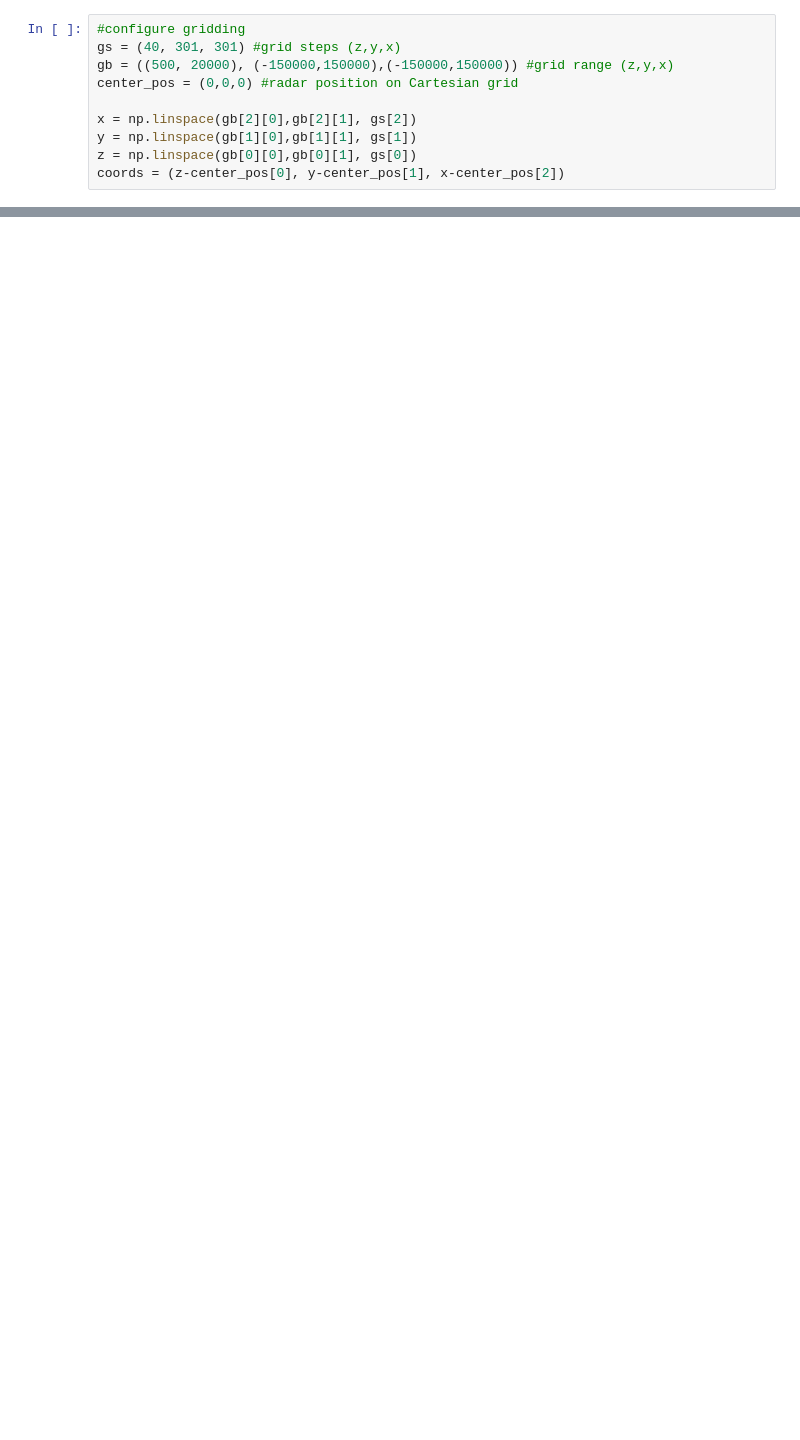
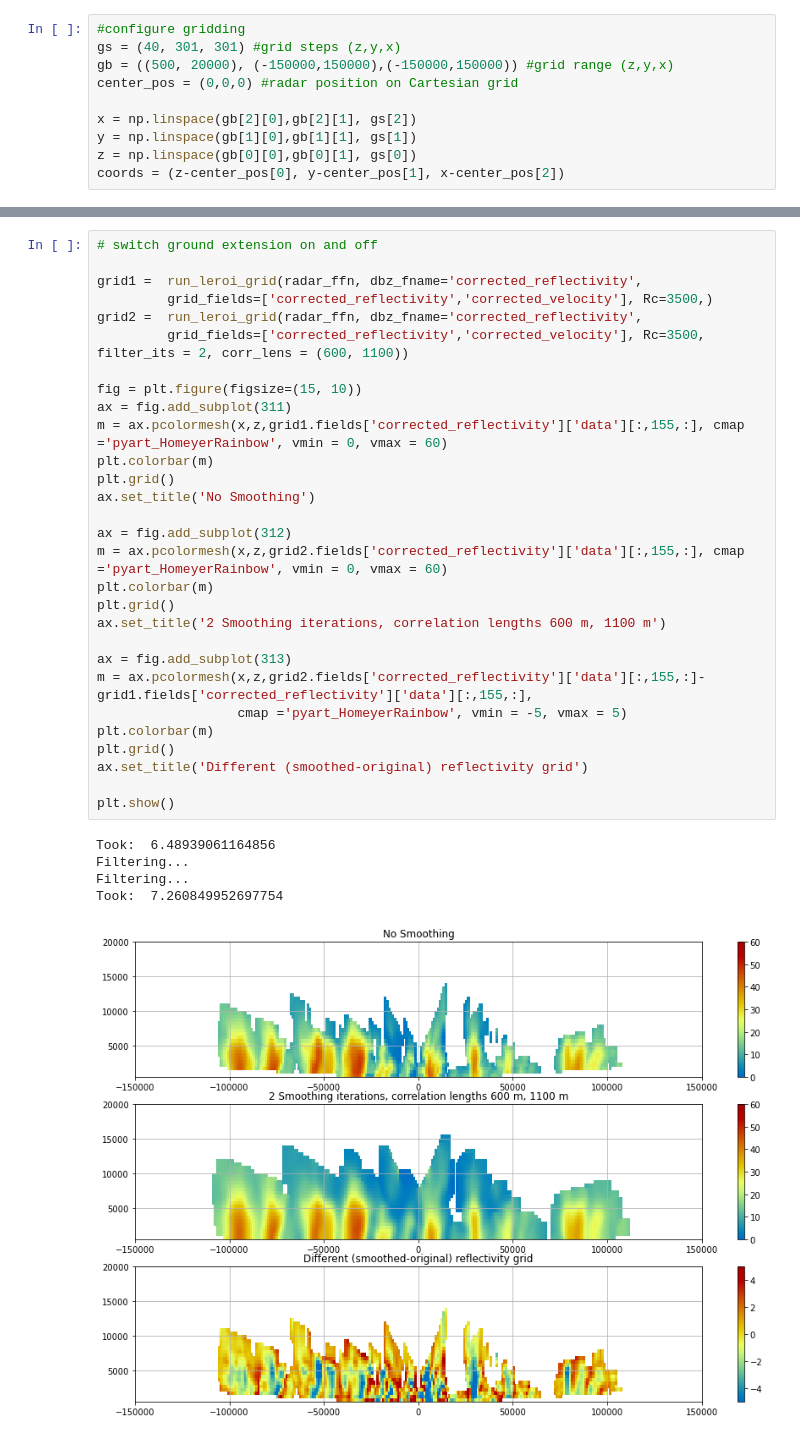
Before and after one commit to jordanbrook/leroi, a Jupyter notebook: notebook/leroi_demonstration.ipynb, the cells around one changed output, grey strips where cells are left out. Cells and saved outputs as stored; diff of their text form; blank space fills up the shorter version.

```diff
--- a/notebook/leroi_demonstration.ipynb
+++ b/notebook/leroi_demonstration.ipynb
@@ -169,0 +216,35 @@ Text(0.5, 1.0, 'Different (more-less) reflectivity grid')
+# %%
+# switch ground extension on and off
+
+grid1 =  run_leroi_grid(radar_ffn, dbz_fname='corrected_reflectivity',
+         grid_fields=['corrected_reflectivity','corrected_velocity'], Rc=3500,)
+grid2 =  run_leroi_grid(radar_ffn, dbz_fname='corrected_reflectivity',
+         grid_fields=['corrected_reflectivity','corrected_velocity'], Rc=3500, filter_its = 2, corr_lens = (600, 1100))
+
+fig = plt.figure(figsize=(15, 10))
+ax = fig.add_subplot(311)
+m = ax.pcolormesh(x,z,grid1.fields['corrected_reflectivity']['data'][:,155,:], cmap ='pyart_HomeyerRainbow', vmin = 0, vmax = 60)
+plt.colorbar(m)
+plt.grid()
+ax.set_title('No Smoothing')
+
+ax = fig.add_subplot(312)
+m = ax.pcolormesh(x,z,grid2.fields['corrected_reflectivity']['data'][:,155,:], cmap ='pyart_HomeyerRainbow', vmin = 0, vmax = 60)
+plt.colorbar(m)
+plt.grid()
+ax.set_title('2 Smoothing iterations, correlation lengths 600 m, 1100 m')
+
+ax = fig.add_subplot(313)
+m = ax.pcolormesh(x,z,grid2.fields['corrected_reflectivity']['data'][:,155,:]-grid1.fields['corrected_reflectivity']['data'][:,155,:],
+                  cmap ='pyart_HomeyerRainbow', vmin = -5, vmax = 5)
+plt.colorbar(m)
+plt.grid()
+ax.set_title('Different (smoothed-original) reflectivity grid')
+
+plt.show()
+# %% [output]
+Took:  6.48939061164856
+Filtering...
+Filtering...
+Took:  7.260849952697754
+[figure, added]
```
Also changed, not shown: parts of 9 cells of this notebook, 1 other file.
